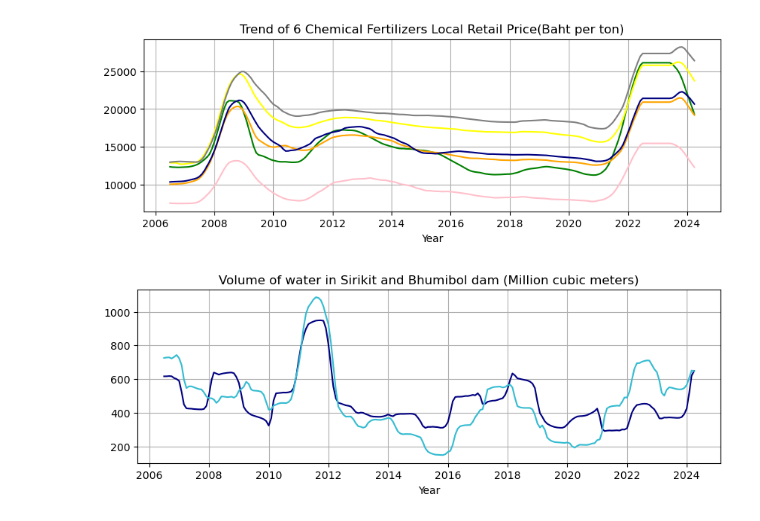
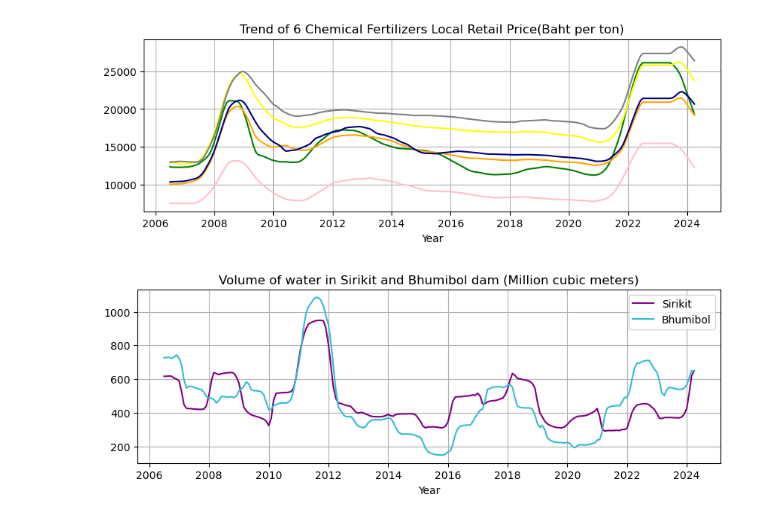
Before and after one commit to ArkiraW/capstone_project, a Jupyter notebook: code/01_eda.ipynb, the cells around one changed output. Drawn from its saved outputs; the diff is of its cells as text; code cells hidden in the pictures.

```diff
--- a/code/01_eda.ipynb
+++ b/code/01_eda.ipynb
@@ -394,14 +406,15 @@ plt.show()
 # %%
 # Volume of water in Sirikit and Bhumibol dam
 plt.figure(figsize=(10,3))
-plt.plot(df.index, seasonal_decompose(df['sirikit_water']).trend, c='navy', label='Sirikit')
+plt.plot(df.index, seasonal_decompose(df['sirikit_water']).trend, c='purple', label='Sirikit')
 plt.plot(df.index, seasonal_decompose(df['bhumibol_water']).trend, c='#35BCD1', label='Bhumibol')
 plt.title('Volume of water in Sirikit and Bhumibol dam (Million cubic meters)')
 plt.xlabel('Year')
+plt.legend()
 plt.grid(True)
 
 # saving the plot as an image
 plt.savefig("../figure/eda/Volume of water in Sirikit and Bhumibol dam (Million cubic meters).png",bbox_inches = 'tight')
 plt.show()
 # %% [output]
-[figure, old version]
+[figure, new version]
```
Also changed, not shown: parts of 2 cells of this notebook, 48 other files.
